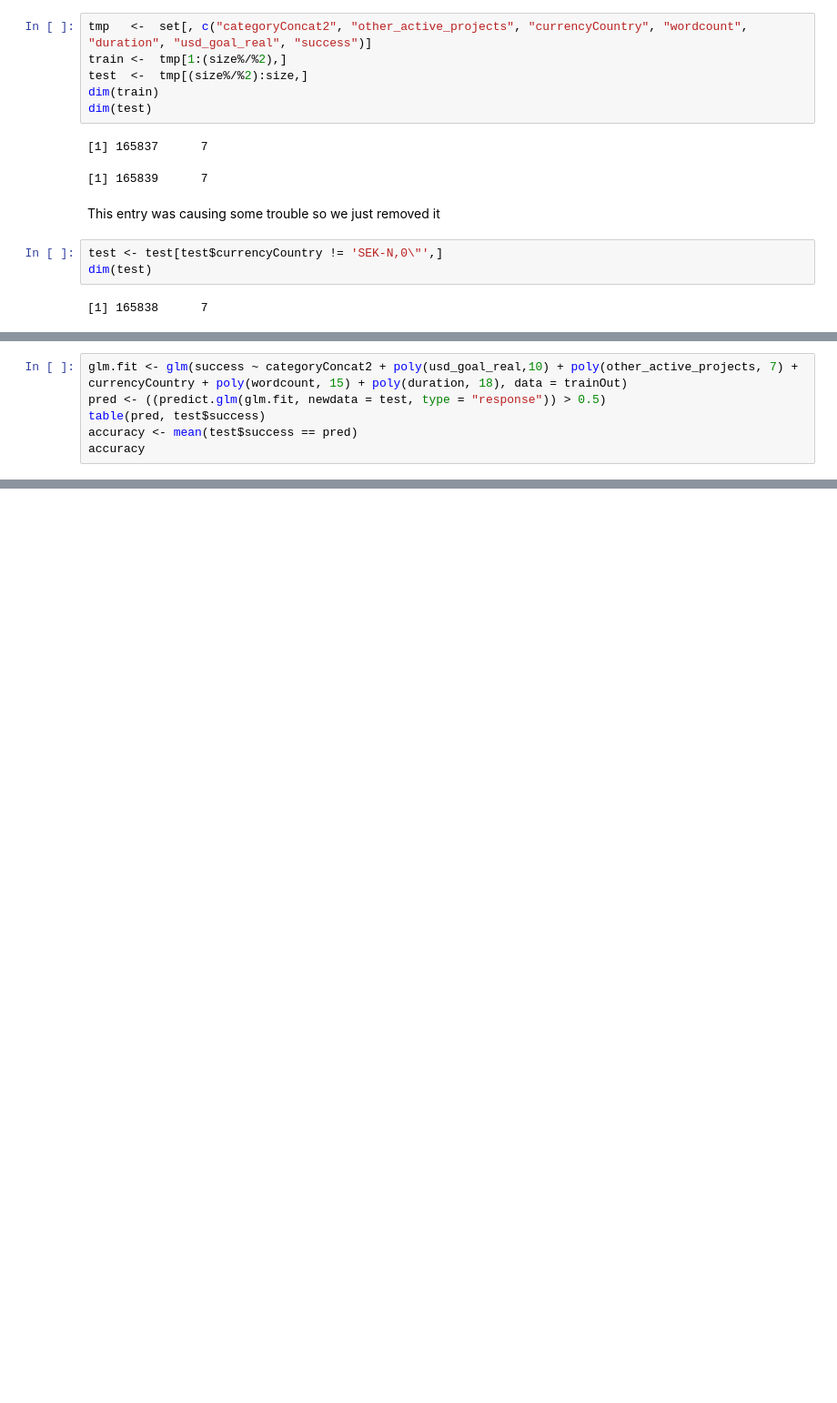
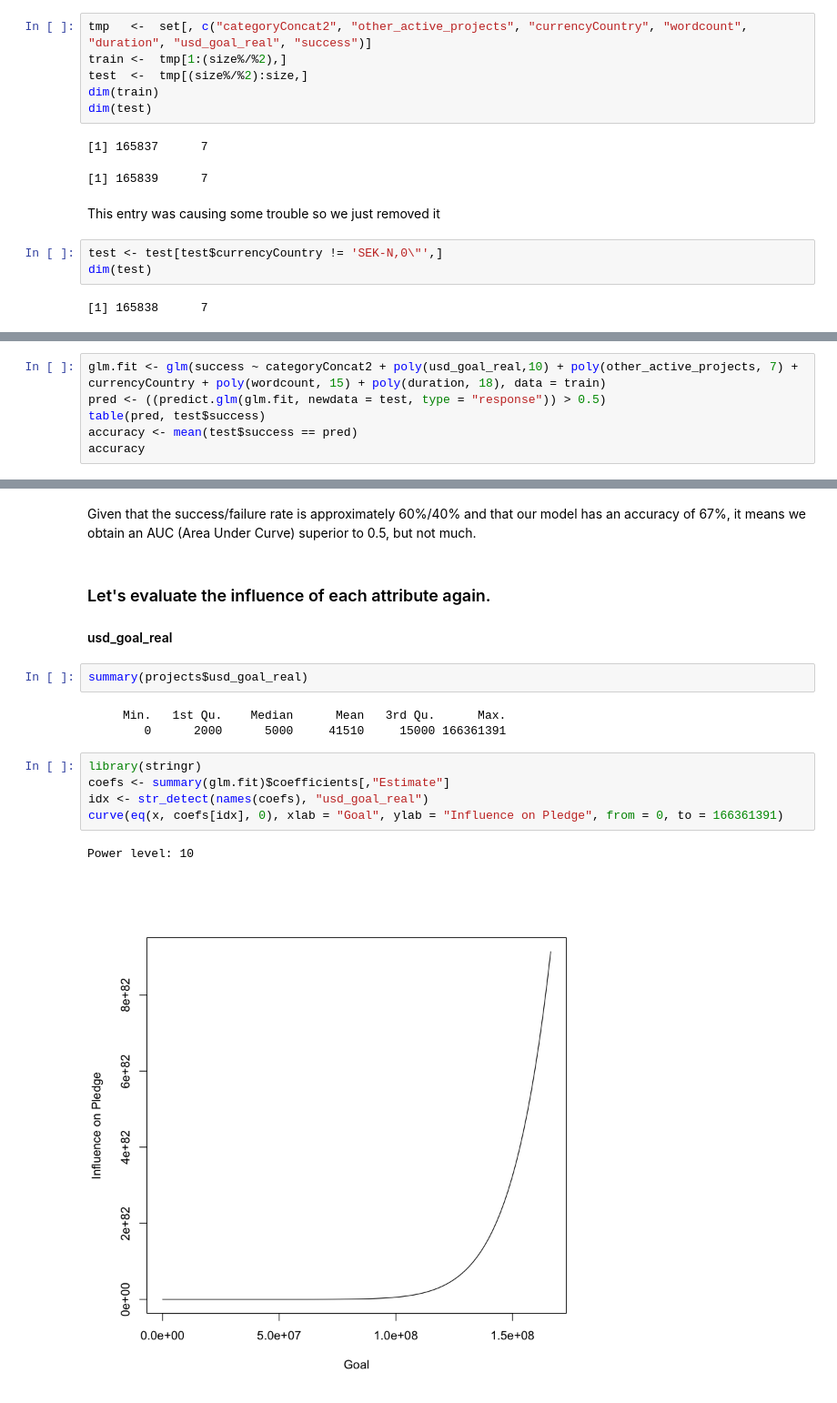
Before and after one commit to MLobo1997/Kickstarter_predictor, a Jupyter notebook: Eval.ipynb, the cells around one changed output, grey strips where cells are left out. Shown at 91% size. Drawn from its saved outputs; the diff is of its cells as text; blank space fills up the shorter version.

```diff
--- a/Eval.ipynb
+++ b/Eval.ipynb
@@ -471,5 +454,5 @@ dim(trainOut)
 # %%
-glm.fit <- glm(success ~ categoryConcat2 + poly(usd_goal_real,10) + poly(other_active_projects, 7) + currencyCountry + poly(wordcount, 15) + poly(duration, 18), data = trainOut)
+glm.fit <- glm(success ~ categoryConcat2 + poly(usd_goal_real,10) + poly(other_active_projects, 7) + currencyCountry + poly(wordcount, 15) + poly(duration, 18), data = train)
 pred <- ((predict.glm(glm.fit, newdata = test, type = "response")) > 0.5)
 table(pred, test$success)
 accuracy <- mean(test$success == pred)
@@ -476,0 +471,18 @@ accuracy
+# %% [markdown]
+Given that the success/failure rate is approximately 60%/40% and that our model has an accuracy of 67%, it means we obtain an AUC (Area Under Curve) superior to 0.5, but not much.
+# %% [markdown]
+### Let's evaluate the influence of each attribute again.
+#### usd_goal_real
+# %%
+summary(projects$usd_goal_real)
+# %% [output]
+     Min.   1st Qu.    Median      Mean   3rd Qu.      Max.
+        0      2000      5000     41510     15000 166361391
+# %%
+library(stringr)
+coefs <- summary(glm.fit)$coefficients[,"Estimate"]
+idx <- str_detect(names(coefs), "usd_goal_real")
+curve(eq(x, coefs[idx], 0), xlab = "Goal", ylab = "Influence on Pledge", from = 0, to = 166361391)
+# %% [output]
+Power level: 10
+[figure, added]
```
Also changed, not shown: parts of 14 cells of this notebook.
